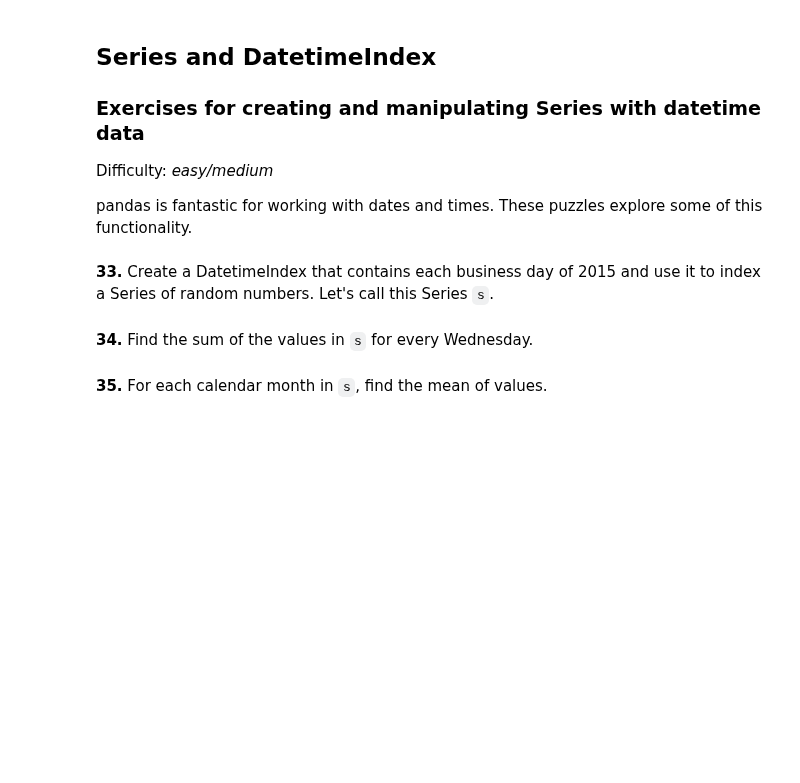
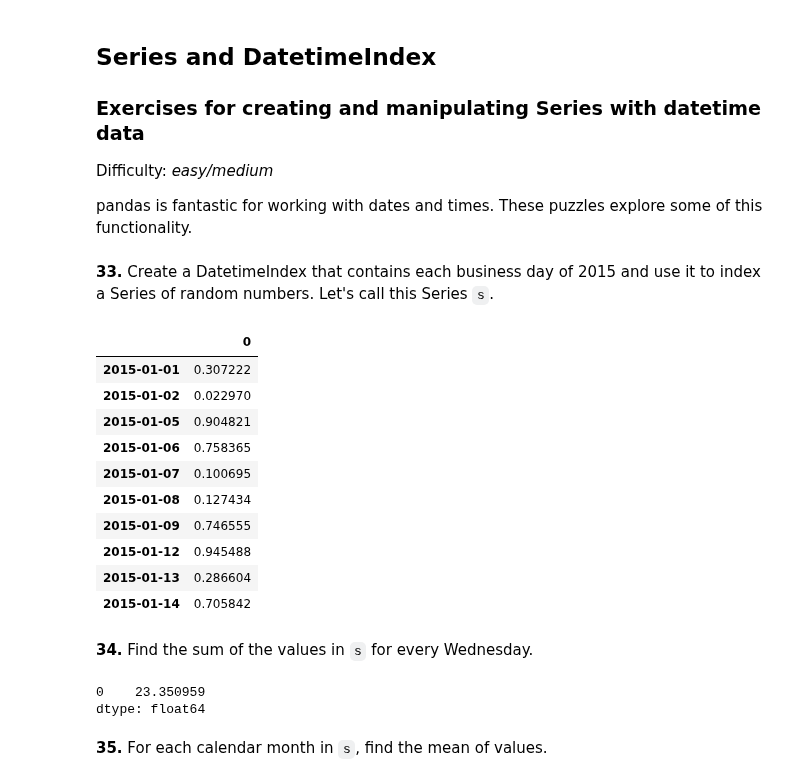
Before and after one commit to w26738/Notebook, a Jupyter notebook: data_analysis/100-pandas-puzzles.ipynb, the cells around one changed output. Drawn from its saved outputs; the diff is of its cells as text; code cells hidden in the pictures; blank space fills up the shorter version.

```diff
--- a/data_analysis/100-pandas-puzzles.ipynb
+++ b/data_analysis/100-pandas-puzzles.ipynb
@@ -618,7 +744,28 @@ Difficulty: *easy/medium*
 pandas is fantastic for working with dates and times. These puzzles explore some of this functionality.
 # %% [markdown]
 **33.** Create a DatetimeIndex that contains each business day of 2015 and use it to index a Series of random numbers. Let's call this Series `s`.
+# %%
+date = pd.date_range(start='2015-01-01', end='2015-12-31', freq='B')
+s = pd.DataFrame(np.random.random(len(date)), index=date)
+s.head(10)
+# %% [output]
+|  | 0 |
+| 2015-01-01 | 0.307222 |
+| 2015-01-02 | 0.022970 |
+| 2015-01-05 | 0.904821 |
+| 2015-01-06 | 0.758365 |
+| 2015-01-07 | 0.100695 |
+| 2015-01-08 | 0.127434 |
+| 2015-01-09 | 0.746555 |
+| 2015-01-12 | 0.945488 |
+| 2015-01-13 | 0.286604 |
+| 2015-01-14 | 0.705842 |
 # %% [markdown]
 **34.** Find the sum of the values in `s` for every Wednesday.
+# %%
+print(s[s.index.weekday == 2].sum())
+# %% [output]
+0    23.350959
+dtype: float64
 # %% [markdown]
 **35.** For each calendar month in `s`, find the mean of values.
```
Also changed, not shown: parts of 15 cells of this notebook.
